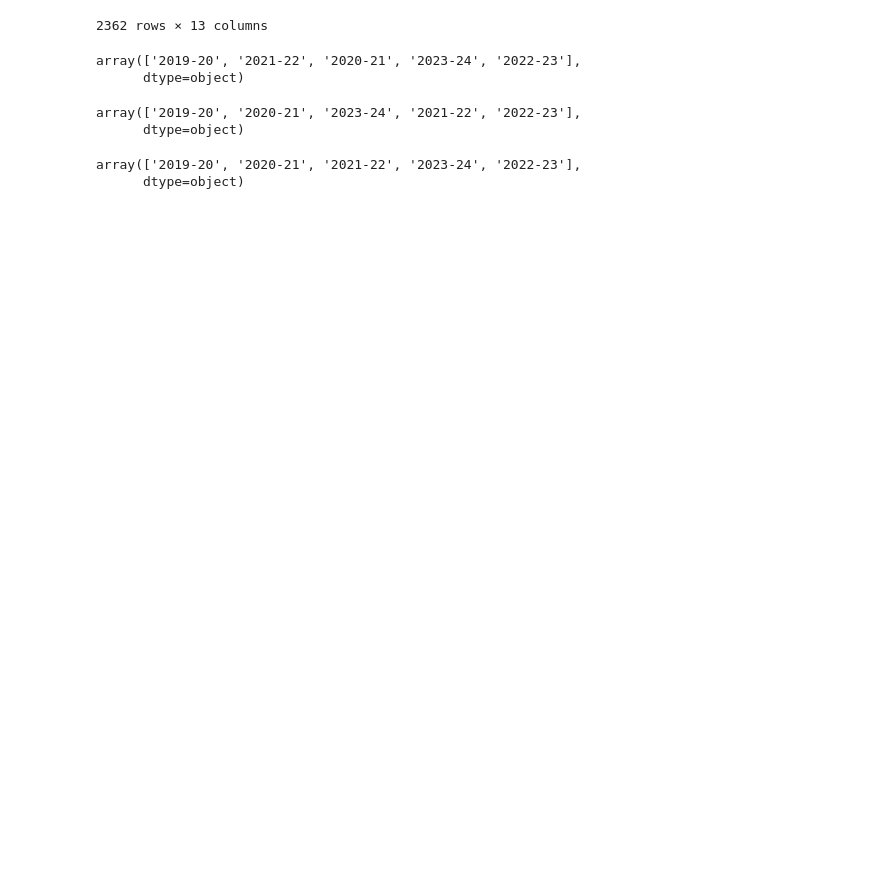
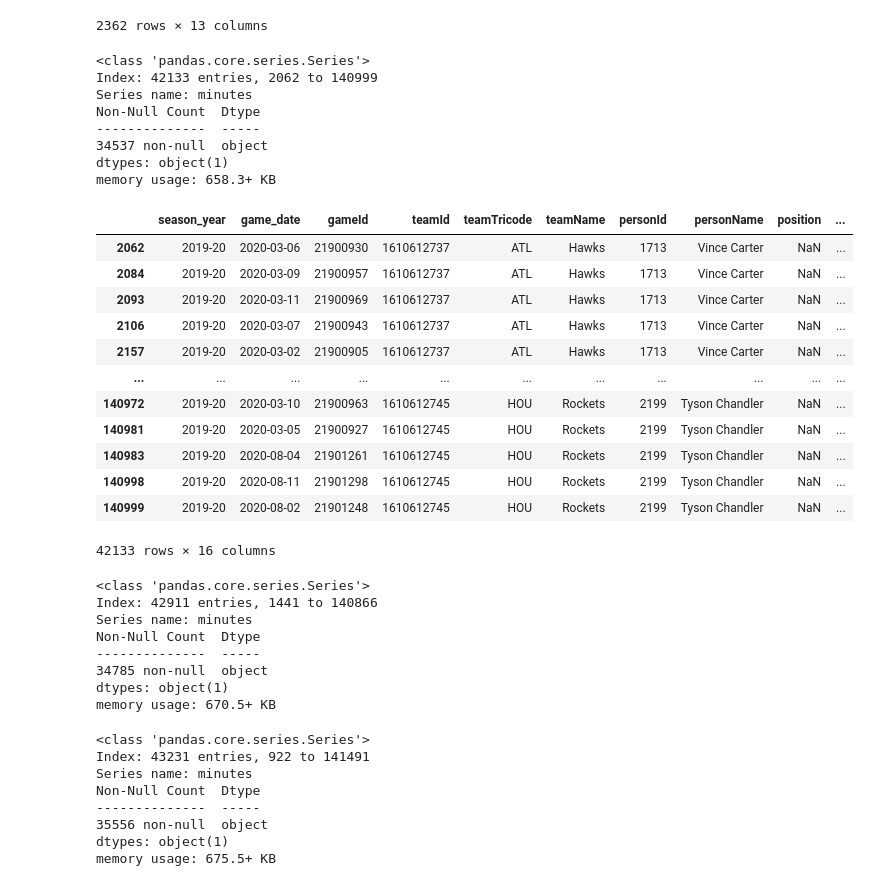
Before and after one commit to Jswine08/NBA_Player_Evolution_2020-2024, a Jupyter notebook: Capstone.ipynb, the cells around one changed output. Cells and saved outputs as stored; diff of their text form; code cells hidden in the pictures; blank space fills up the shorter version.

```diff
--- a/Capstone.ipynb
+++ b/Capstone.ipynb
@@ -60,20 +60,41 @@ team_playoff_totals
 # %%
 regular_part_1 = pd.read_csv('../NBA_Player_Evolution_2020-2024/regular_season_box_scores_2010_2024_part_1.csv')
 
 #Change season_year and game_date to date-time format
 regular_part_1['game_date'] = pd.to_datetime(regular_part_1['game_date'])
 
 ##Select the range of dates between 2020 and 2024(need to go with season year bc the season overlaps 2 year. Not selecting any 24-25 data as it will be inomplete)
 #regular_part_1[(regular_part_1['season_year']>='2020-21') & (regular_part_1['season_year']<='2023-24')]
 regular_part_1 = regular_part_1[regular_part_1['game_date']>='2020-03-01']
 
 #Select the columns I will be using to make it easier to work with(I can look at overall team ranks as well)
 regular_part_1 = regular_part_1[['season_year', 'game_date', 'gameId', 'teamId', 'teamTricode', 'teamName', 'personId', 'personName', 'position', 'minutes', 'assists', 'points', 'fieldGoalsPercentage', 'threePointersPercentage', 'plusMinusPoints', 'freeThrowsPercentage']]
 
 regular_part_1['season_year'].unique()
+regular_part_1['minutes'].info()
+regular_part_1
 # %% [output]
-array(['2019-20', '2021-22', '2020-21', '2023-24', '2022-23'],
-      dtype=object)
+<class 'pandas.core.series.Series'>
+Index: 42133 entries, 2062 to 140999
+Series name: minutes
+Non-Null Count  Dtype
+--------------  -----
+34537 non-null  object
+dtypes: object(1)
+memory usage: 658.3+ KB
+|  | season_year | game_date | gameId | teamId | teamTricode | teamName | personId | personName | position | ... |
+| 2062 | 2019-20 | 2020-03-06 | 21900930 | 1610612737 | ATL | Hawks | 1713 | Vince Carter | NaN | ... |
+| 2084 | 2019-20 | 2020-03-09 | 21900957 | 1610612737 | ATL | Hawks | 1713 | Vince Carter | NaN | ... |
+| 2093 | 2019-20 | 2020-03-11 | 21900969 | 1610612737 | ATL | Hawks | 1713 | Vince Carter | NaN | ... |
+| 2106 | 2019-20 | 2020-03-07 | 21900943 | 1610612737 | ATL | Hawks | 1713 | Vince Carter | NaN | ... |
+| 2157 | 2019-20 | 2020-03-02 | 21900905 | 1610612737 | ATL | Hawks | 1713 | Vince Carter | NaN | ... |
+| ... | ... | ... | ... | ... | ... | ... | ... | ... | ... | ... |
+| 140972 | 2019-20 | 2020-03-10 | 21900963 | 1610612745 | HOU | Rockets | 2199 | Tyson Chandler | NaN | ... |
+| 140981 | 2019-20 | 2020-03-05 | 21900927 | 1610612745 | HOU | Rockets | 2199 | Tyson Chandler | NaN | ... |
+| 140983 | 2019-20 | 2020-08-04 | 21901261 | 1610612745 | HOU | Rockets | 2199 | Tyson Chandler | NaN | ... |
+| 140998 | 2019-20 | 2020-08-11 | 21901298 | 1610612745 | HOU | Rockets | 2199 | Tyson Chandler | NaN | ... |
+| 140999 | 2019-20 | 2020-08-02 | 21901248 | 1610612745 | HOU | Rockets | 2199 | Tyson Chandler | NaN | ... |
+42133 rows × 16 columns
 # %%
 regular_part_2 = pd.read_csv('../NBA_Player_Evolution_2020-2024/regular_season_box_scores_2010_2024_part_2.csv')
 
@@ -87,9 +108,16 @@ regular_part_2 = regular_part_2[regular_part_2['game_date']>='2020-03-01']
 #Select the columns I will be using to make it easier to work with(I can look at overall team ranks as well)
 regular_part_2 = regular_part_2[['season_year', 'game_date', 'gameId', 'teamId', 'teamTricode', 'teamName', 'personId', 'personName', 'position', 'minutes', 'assists', 'points', 'fieldGoalsPercentage', 'threePointersPercentage', 'plusMinusPoints', 'freeThrowsPercentage']]
 regular_part_2['season_year'].unique()
+regular_part_2['minutes'].info()
 # %% [output]
-array(['2019-20', '2020-21', '2023-24', '2021-22', '2022-23'],
-      dtype=object)
+<class 'pandas.core.series.Series'>
+Index: 42911 entries, 1441 to 140866
+Series name: minutes
+Non-Null Count  Dtype
+--------------  -----
+34785 non-null  object
+dtypes: object(1)
+memory usage: 670.5+ KB
 # %%
 regular_part_3 = pd.read_csv('../NBA_Player_Evolution_2020-2024/regular_season_box_scores_2010_2024_part_3.csv')
 
@@ -106,9 +134,16 @@ regular_part_3 = regular_part_3[regular_part_3['game_date']>='2020-03-01']
 regular_part_3 = regular_part_3[['season_year', 'game_date', 'gameId', 'teamId', 'teamTricode', 'teamName', 'personId', 'personName', 'minutes', 'assists', 'points', 'fieldGoalsPercentage', 'threePointersPercentage', 'plusMinusPoints', 'freeThrowsPercentage']]
 
 regular_part_3['season_year'].unique()
+regular_part_3['minutes'].info()
 # %% [output]
-array(['2019-20', '2020-21', '2021-22', '2023-24', '2022-23'],
-      dtype=object)
+<class 'pandas.core.series.Series'>
+Index: 43231 entries, 922 to 141491
+Series name: minutes
+Non-Null Count  Dtype
+--------------  -----
+35556 non-null  object
+dtypes: object(1)
+memory usage: 675.5+ KB
 # %%
 regular_season_totals = pd.read_csv('../NBA_Player_Evolution_2020-2024/regular_season_totals_2010_2024.csv')
 
```
Also changed, not shown: parts of 12 cells of this notebook, 6 other files.
